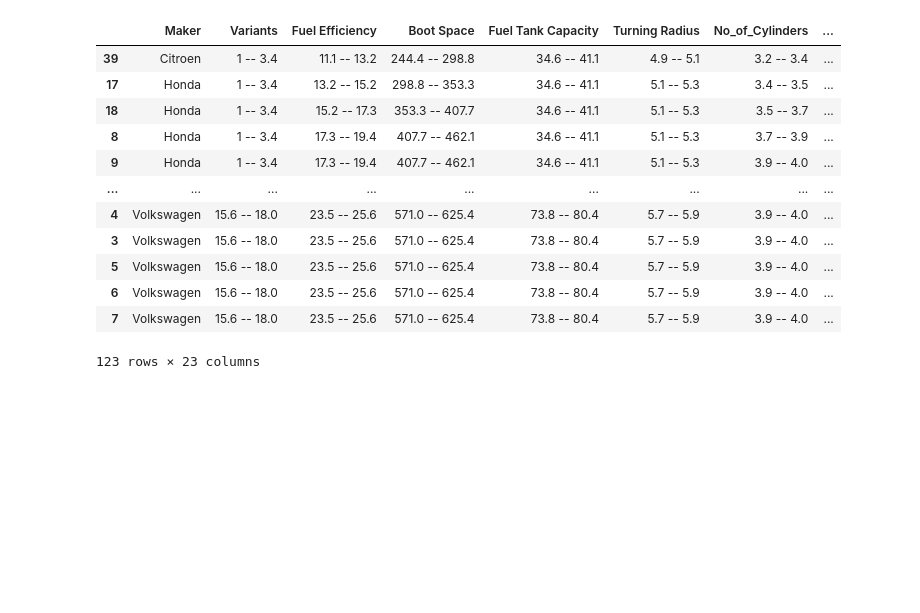
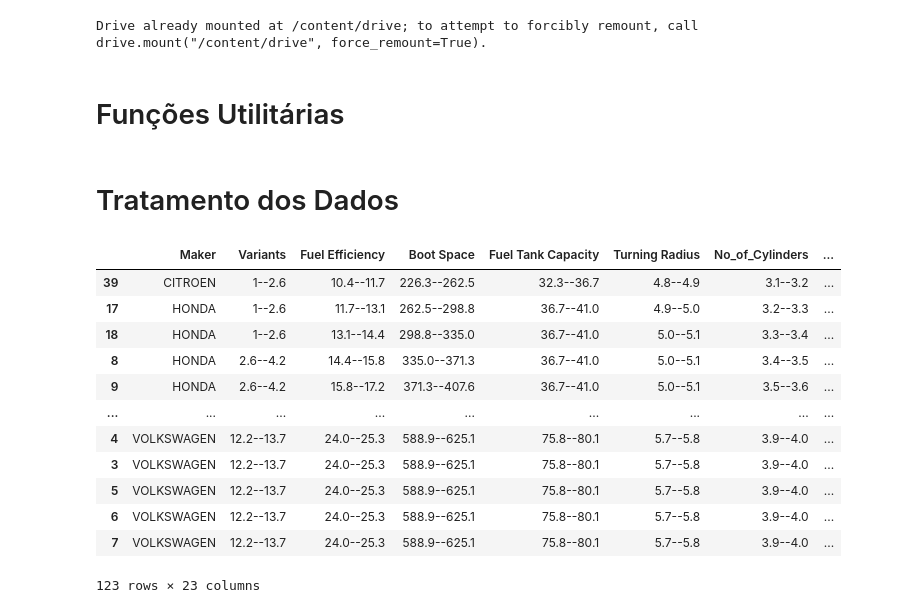
Before and after one commit to RafaelMBoeira/Aulas-IAA, a Jupyter notebook: india_cars.ipynb, the cells around one changed output. Drawn from its saved outputs; the diff is of its cells as text; code cells hidden in the pictures; blank space fills up the shorter version.

```diff
--- a/india_cars.ipynb
+++ b/india_cars.ipynb
@@ -169,6 +178,13 @@ class DecisionTree:
 
         cm.plot()
         plt.show()
+# %%
+from google.colab import drive
+drive.mount('/content/drive')
+# %% [output]
+Drive already mounted at /content/drive; to attempt to forcibly remount, call drive.mount("/content/drive", force_remount=True).
+# %% [markdown]
+# Funções Utilitárias
 # %%
 def format_df(df: pd.DataFrame):
     for column in df.select_dtypes(include='number'):
@@ -179,16 +195,17 @@ def format_df(df: pd.DataFrame):
 
     return df
 
-def drop_unwanted(df: pd.DataFrame):
+def drop_unwanted(df: pd.DataFrame, unwanted_labels: list):
     df.drop_duplicates(inplace=True)
     df.drop(df[df['NCAP Rating'] == 'Not Rated'].index, inplace=True)
     df.drop(df[df['NCAP Rating'] == 'Not Tested'].index, inplace=True)
-    df.drop(columns='Model', inplace=True)
+    df.drop(columns=unwanted_labels, inplace=True)
 
     return df
 
 def sturges_method(n: int):
-    return math.ceil(1 + 3.32 * math.log10(n))
+    return math.ceil(math.sqrt(n))
+   # return math.ceil(1 + 3.32 * math.log10(n))
 
 def convert_to_categorical(df: pd.DataFrame):
     len_df = df.shape[0]
@@ -203,7 +220,7 @@ def convert_to_categorical(df: pd.DataFrame):
         multiplier = 1
         categorized_column = []
 
-        interval = (amplitude / n_classes) + 0.05 # reduce imprecision
+        interval = (amplitude / n_classes) + 0.01
 
         ini = min
         for value in df[column].values:
@@ -217,30 +234,35 @@ def convert_to_categorical(df: pd.DataFrame):
         df.insert(1, column, categorized_column)
 
     return df
+# %% [markdown]
+# Tratamento dos Dados
 # %%
 df = pd.read_csv('/content/drive/MyDrive/Datasets/Cars_India_Dataset.csv')
 
-df = drop_unwanted(df)
-df = format_df(df)
+df = drop_unwanted(df, ['Model'])
 
 df.sort_values(by=df.columns.tolist(), inplace=True)
 df = convert_to_categorical(df)
 
+for column in df.columns:
+    df[column] = [str(text).rstrip() for text in df[column]]
+    df[column] = [str(text).lstrip() for text in df[column]]
+    df[column] = [str(text).replace(' ', '').upper() for text in df[column]]
+    df[column] = [str(text).replace('NAN', df[column].mode().loc[0].upper()) for text in df[column]]
+
 df.rename(columns={'NCAP Rating': 'target'}, inplace=True)
-
-x_train, x_test = train_test_split(df, test_size=0.2)
 df
 # %% [output]
 |  | Maker | Variants | Fuel Efficiency | Boot Space | Fuel Tank Capacity | Turning Radius | No_of_Cylinders | ... |
-| 39 | Citroen | 1 -- 3.4 | 11.1 -- 13.2 | 244.4 -- 298.8 | 34.6 -- 41.1 | 4.9 -- 5.1 | 3.2 -- 3.4 | ... |
-| 17 | Honda | 1 -- 3.4 | 13.2 -- 15.2 | 298.8 -- 353.3 | 34.6 -- 41.1 | 5.1 -- 5.3 | 3.4 -- 3.5 | ... |
-| 18 | Honda | 1 -- 3.4 | 15.2 -- 17.3 | 353.3 -- 407.7 | 34.6 -- 41.1 | 5.1 -- 5.3 | 3.5 -- 3.7 | ... |
-| 8 | Honda | 1 -- 3.4 | 17.3 -- 19.4 | 407.7 -- 462.1 | 34.6 -- 41.1 | 5.1 -- 5.3 | 3.7 -- 3.9 | ... |
-| 9 | Honda | 1 -- 3.4 | 17.3 -- 19.4 | 407.7 -- 462.1 | 34.6 -- 41.1 | 5.1 -- 5.3 | 3.9 -- 4.0 | ... |
+| 39 | CITROEN | 1--2.6 | 10.4--11.7 | 226.3--262.5 | 32.3--36.7 | 4.8--4.9 | 3.1--3.2 | ... |
+| 17 | HONDA | 1--2.6 | 11.7--13.1 | 262.5--298.8 | 36.7--41.0 | 4.9--5.0 | 3.2--3.3 | ... |
+| 18 | HONDA | 1--2.6 | 13.1--14.4 | 298.8--335.0 | 36.7--41.0 | 5.0--5.1 | 3.3--3.4 | ... |
+| 8 | HONDA | 2.6--4.2 | 14.4--15.8 | 335.0--371.3 | 36.7--41.0 | 5.0--5.1 | 3.4--3.5 | ... |
+| 9 | HONDA | 2.6--4.2 | 15.8--17.2 | 371.3--407.6 | 36.7--41.0 | 5.0--5.1 | 3.5--3.6 | ... |
 | ... | ... | ... | ... | ... | ... | ... | ... | ... |
-| 4 | Volkswagen | 15.6 -- 18.0 | 23.5 -- 25.6 | 571.0 -- 625.4 | 73.8 -- 80.4 | 5.7 -- 5.9 | 3.9 -- 4.0 | ... |
-| 3 | Volkswagen | 15.6 -- 18.0 | 23.5 -- 25.6 | 571.0 -- 625.4 | 73.8 -- 80.4 | 5.7 -- 5.9 | 3.9 -- 4.0 | ... |
-| 5 | Volkswagen | 15.6 -- 18.0 | 23.5 -- 25.6 | 571.0 -- 625.4 | 73.8 -- 80.4 | 5.7 -- 5.9 | 3.9 -- 4.0 | ... |
-| 6 | Volkswagen | 15.6 -- 18.0 | 23.5 -- 25.6 | 571.0 -- 625.4 | 73.8 -- 80.4 | 5.7 -- 5.9 | 3.9 -- 4.0 | ... |
-| 7 | Volkswagen | 15.6 -- 18.0 | 23.5 -- 25.6 | 571.0 -- 625.4 | 73.8 -- 80.4 | 5.7 -- 5.9 | 3.9 -- 4.0 | ... |
+| 4 | VOLKSWAGEN | 12.2--13.7 | 24.0--25.3 | 588.9--625.1 | 75.8--80.1 | 5.7--5.8 | 3.9--4.0 | ... |
+| 3 | VOLKSWAGEN | 12.2--13.7 | 24.0--25.3 | 588.9--625.1 | 75.8--80.1 | 5.7--5.8 | 3.9--4.0 | ... |
+| 5 | VOLKSWAGEN | 12.2--13.7 | 24.0--25.3 | 588.9--625.1 | 75.8--80.1 | 5.7--5.8 | 3.9--4.0 | ... |
+| 6 | VOLKSWAGEN | 12.2--13.7 | 24.0--25.3 | 588.9--625.1 | 75.8--80.1 | 5.7--5.8 | 3.9--4.0 | ... |
+| 7 | VOLKSWAGEN | 12.2--13.7 | 24.0--25.3 | 588.9--625.1 | 75.8--80.1 | 5.7--5.8 | 3.9--4.0 | ... |
 123 rows × 23 columns
```
Also changed, not shown: parts of 9 cells of this notebook.
